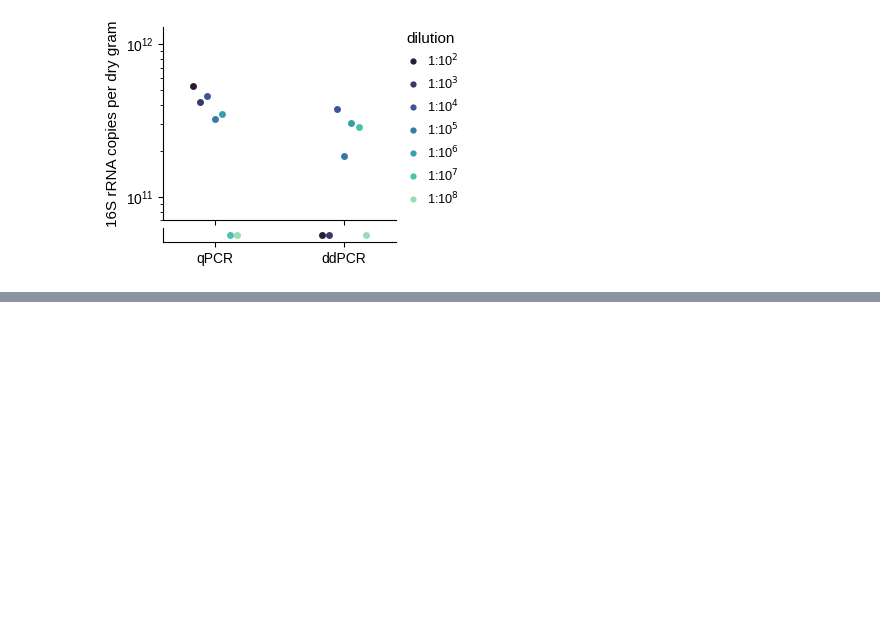
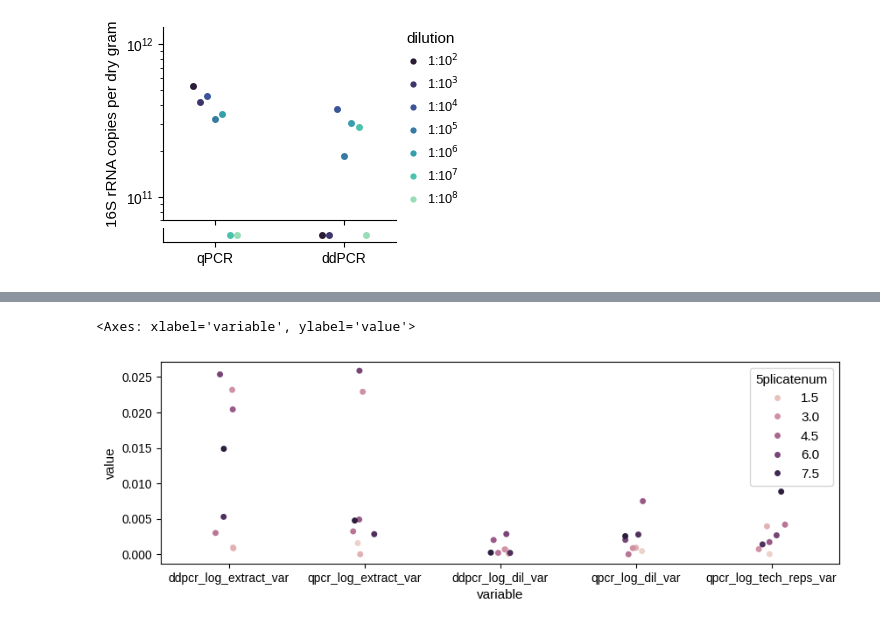
Before and after one commit to bhattlab/absolute-abundance-16s, a Jupyter notebook: manuscripts/protocol_2024/comparison_analysis_final.ipynb, the cells around one changed output, grey strips where cells are left out. Saved outputs shown, nothing was run; the diff lists cells and outputs as text; code cells hidden in the pictures; blank space fills up the shorter version.

```diff
--- a/manuscripts/protocol_2024/comparison_analysis_final.ipynb
+++ b/manuscripts/protocol_2024/comparison_analysis_final.ipynb
@@ -1436,0 +1569,27 @@ axs[1].get_legend().remove()
+# %%
+fiveplicate = qpcrddpcr[qpcrddpcr["DetailedType"] == "5plicate"].copy()
+
+fiveplicate = fiveplicate.merge(weights_5plicate[["ExtractionID", "amt_dna_wet"]].rename(columns={"ExtractionID":"DetailedName"}), on="DetailedName", how="left")
+fiveplicate["qPCR_copies_wetg"] = (fiveplicate["qpcr_copies_reaction"] * 10000 * (1/6.0) * 100) / (fiveplicate["amt_dna_wet"] * (1/1000.0))
+fiveplicate["ddPCR_copies_wetg"] = (fiveplicate["ddpcr_copies_reaction"] * 10000 * (1/6.0) * 100) / (fiveplicate["amt_dna_wet"] * (1/1000.0))
+
+fiveplicate["qpcr_log"] = np.log10(fiveplicate["qPCR_copies_wetg"])
+fiveplicate["ddpcr_log"] = np.log10(fiveplicate["ddPCR_copies_wetg"])
+# %%
+fiveplicate_extract = fiveplicate[fiveplicate["5plicaterep"].isin([1.0, 2.0, 3.0])].copy()
+fiveplicate_dil = fiveplicate[fiveplicate["5plicaterep"].isin([3.0, 4.0, 5.0])].copy()
+# %%
+variances = fiveplicate_extract.groupby("5plicatenum")["ddpcr_log"].var().reset_index()
+variances.rename(columns={'ddpcr_log': 'ddpcr_log_extract_var'}, inplace=True)
+
+variances = variances.merge(fiveplicate_extract.groupby("5plicatenum")["qpcr_log"].var().reset_index(), on="5plicatenum", how="left")
+variances.rename(columns={'qpcr_log': 'qpcr_log_extract_var'}, inplace=True)
+
+variances = variances.merge(fiveplicate_dil.groupby("5plicatenum")["ddpcr_log"].var().reset_index(), on="5plicatenum", how="left")
+variances.rename(columns={'ddpcr_log': 'ddpcr_log_dil_var'}, inplace=True)
+
+variances = variances.merge(fiveplicate_dil.groupby("5plicatenum")["qpcr_log"].var().reset_index(), on="5plicatenum", how="left")
+variances.rename(columns={'qpcr_log': 'qpcr_log_dil_var'}, inplace=True)
+
+variances = variances.merge(qpcrtechrepcopies_onerep.groupby("5plicatenum")["qpcr_log_tech_reps"].var().reset_index(), on="5plicatenum", how="left")
+variances.rename(columns={"qpcr_log_tech_reps":'qpcr_log_tech_reps_var'}, inplace=True)
@@ -1436,0 +1617,2 @@ axs[1].get_legend().remove()
+# %%
+variances_melt = pd.melt(variances, id_vars='5plicatenum', value_vars=variances.columns.to_list()[1:], var_name='variable', value_name='value')
@@ -1436,0 +1639,6 @@ axs[1].get_legend().remove()
+# %%
+fig, axs = plt.subplots(1, 1, figsize=(10, 3), sharey=True, gridspec_kw={'wspace': 0.1})
+sns.stripplot(data=variances_melt, x="variable", y="value", hue="5plicatenum")
+# %% [output]
+<Axes: xlabel='variable', ylabel='value'>
+[figure, added]
```
Also changed, not shown: parts of 37 cells of this notebook, 1 other file.
